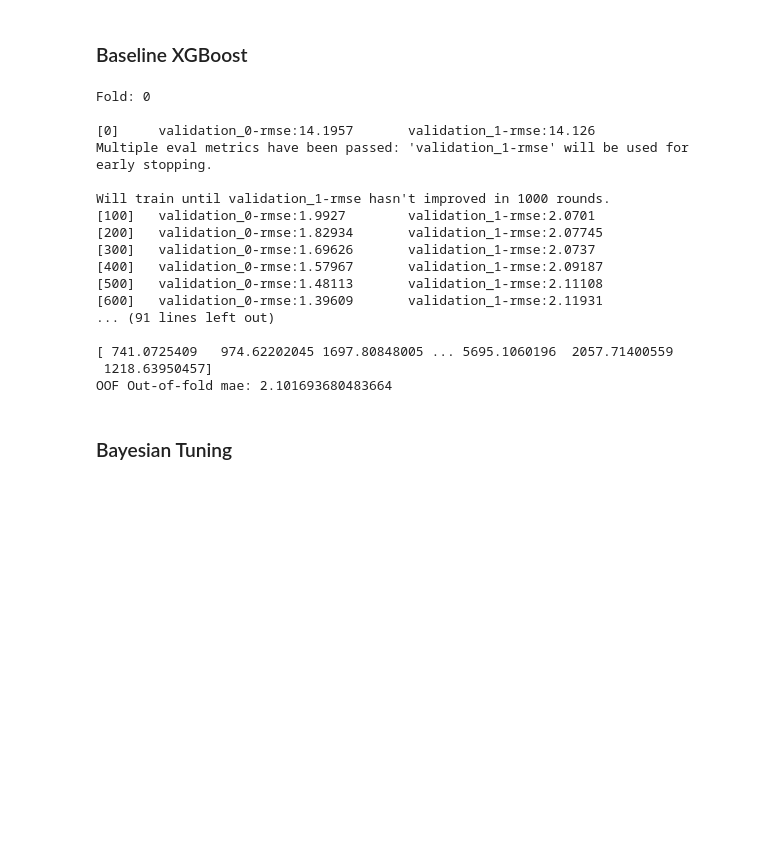
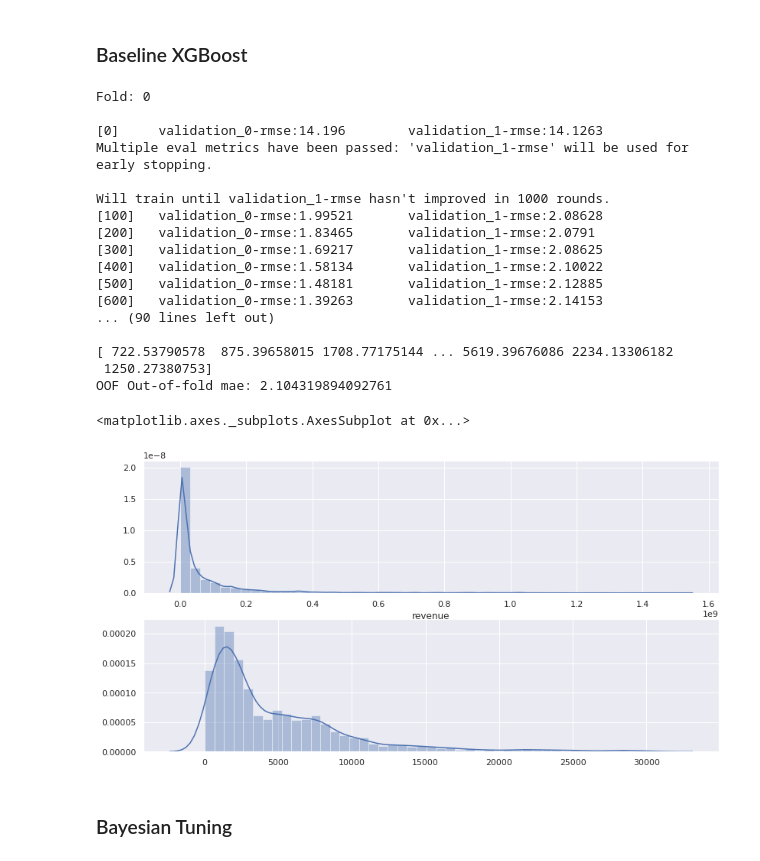
Before and after one commit to praxitelisk/TMDB-Box-Office-Prediction, a Jupyter notebook: TMDB Box Office Prediction EDA + ML.ipynb, the cells around one changed output. Saved outputs shown, nothing was run; the diff lists cells and outputs as text; code cells hidden in the pictures; blank space fills up the shorter version.

```diff
--- a/TMDB Box Office Prediction EDA + ML.ipynb
+++ b/TMDB Box Office Prediction EDA + ML.ipynb
@@ -421,44 +422,52 @@ for train_index, valid_index in folds.split(xtrain, ytrain):
     xtrain_stra, xvalid_stra = xtrain.iloc[train_index,:], xtrain.iloc[valid_index,:]
     ytrain_stra, yvalid_stra = ytrain.iloc[train_index], ytrain.iloc[valid_index]
 
     print()
     print("Fold:", num_fold)
     num_fold = num_fold + 1
     print()
 
     clf_stra_xgb = xgb.XGBRegressor(n_estimators=10000, seed=42)
 
     clf_stra_xgb.fit(xtrain_stra, ytrain_stra, eval_set=[(xtrain_stra, ytrain_stra), (xvalid_stra, yvalid_stra)],
                 early_stopping_rounds=1000, eval_metric='rmse', verbose=100)
 
     predictions_valid = clf_stra_xgb.predict(xvalid)
     rmse_valid = np.sqrt(mean_squared_error(yvalid, predictions_valid))
     oof_rmse += rmse_valid
 
     predictions_test += clf_stra_xgb.predict(test_df[xtrain.columns])/10
 
 
 predictions_test = np.expm1(predictions_test)
 print(predictions_test)
 print("OOF Out-of-fold mae:", oof_rmse/num_of_splits)
+
+f, ax = plt.subplots(2, figsize=(12,7))
+
+sns.set(rc={'figure.figsize':(9,14)})
+sns.distplot(train_df.revenue, ax=ax[0])
+sns.distplot(predictions_test, ax=ax[1])
 # %% [output]
 Fold: 0
 
-[0]     validation_0-rmse:14.1957       validation_1-rmse:14.126
+[0]     validation_0-rmse:14.196        validation_1-rmse:14.1263
 Multiple eval metrics have been passed: 'validation_1-rmse' will be used for early stopping.
 
 Will train until validation_1-rmse hasn't improved in 1000 rounds.
-[100]   validation_0-rmse:1.9927        validation_1-rmse:2.0701
-[200]   validation_0-rmse:1.82934       validation_1-rmse:2.07745
-[300]   validation_0-rmse:1.69626       validation_1-rmse:2.0737
-[400]   validation_0-rmse:1.57967       validation_1-rmse:2.09187
-[500]   validation_0-rmse:1.48113       validation_1-rmse:2.11108
-[600]   validation_0-rmse:1.39609       validation_1-rmse:2.11931
-... (91 lines left out)
+[100]   validation_0-rmse:1.99521       validation_1-rmse:2.08628
+[200]   validation_0-rmse:1.83465       validation_1-rmse:2.0791
+[300]   validation_0-rmse:1.69217       validation_1-rmse:2.08625
+[400]   validation_0-rmse:1.58134       validation_1-rmse:2.10022
+[500]   validation_0-rmse:1.48181       validation_1-rmse:2.12885
+[600]   validation_0-rmse:1.39263       validation_1-rmse:2.14153
+... (90 lines left out)
 
-[ 741.0725409   974.62202045 1697.80848005 ... 5695.1060196  2057.71400559
- 1218.63950457]
-OOF Out-of-fold mae: 2.101693680483664
+[ 722.53790578  875.39658015 1708.77175144 ... 5619.39676086 2234.13306182
+ 1250.27380753]
+OOF Out-of-fold mae: 2.104319894092761
+<matplotlib.axes._subplots.AxesSubplot at 0x...>
+[figure, added]
 # %% [markdown]
 ### Bayesian Tuning
 # %%
```
Also changed, not shown: parts of 11 cells of this notebook.
